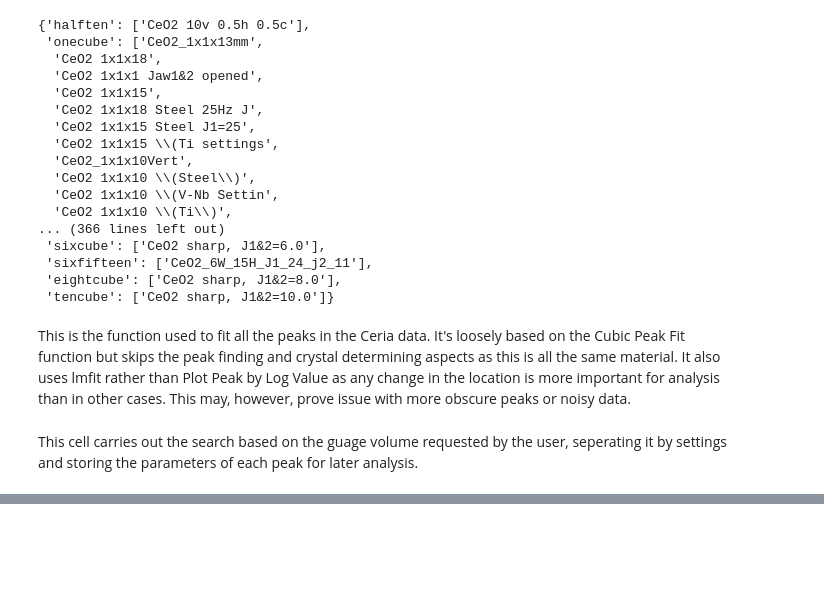
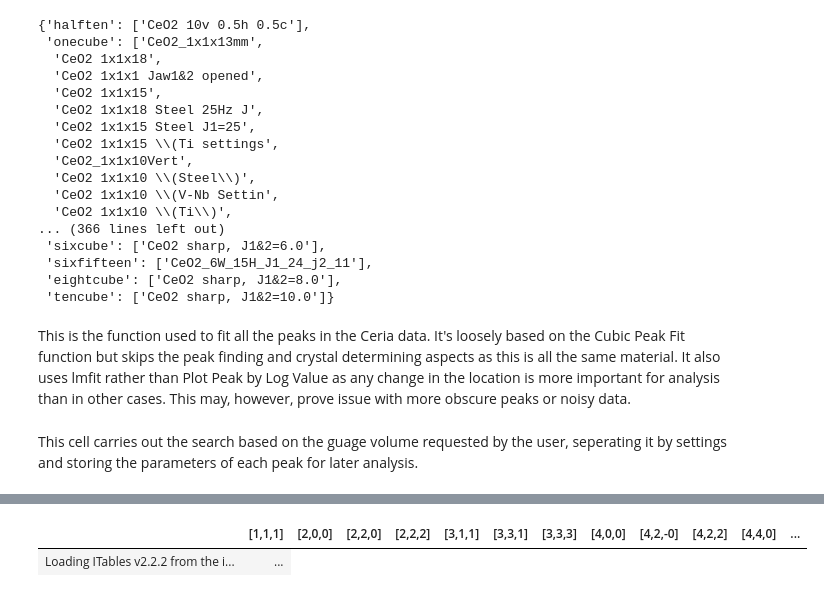
Before and after one commit to KwakuMintah/Data_Analysis_EX, a Jupyter notebook: Calibration_Methods/Ceria_Analysis.ipynb, the cells around one changed output, grey strips where cells are left out. Cells and saved outputs as stored; diff of their text form; code cells hidden in the pictures; blank space fills up the shorter version.

```diff
--- a/Calibration_Methods/Ceria_Analysis.ipynb
+++ b/Calibration_Methods/Ceria_Analysis.ipynb
@@ -759,0 +815,5 @@ def allCeriaFitComp_spec(search=None,ce_vardic=new_vardic,drange=[0.3,4.5]):
+# %%
+pd.DataFrame.from_dict(analysis_dic)
+# %% [output]
+|  | [1,1,1] | [2,0,0] | [2,2,0] | [2,2,2] | [3,1,1] | [3,3,1] | [3,3,3] | [4,0,0] | [4,2,-0] | [4,2,2] | [4,4,0] | ... |
+| Loading ITables v2.2.2 from the i... | ... |
```
Also changed, not shown: parts of 3 cells of this notebook.
